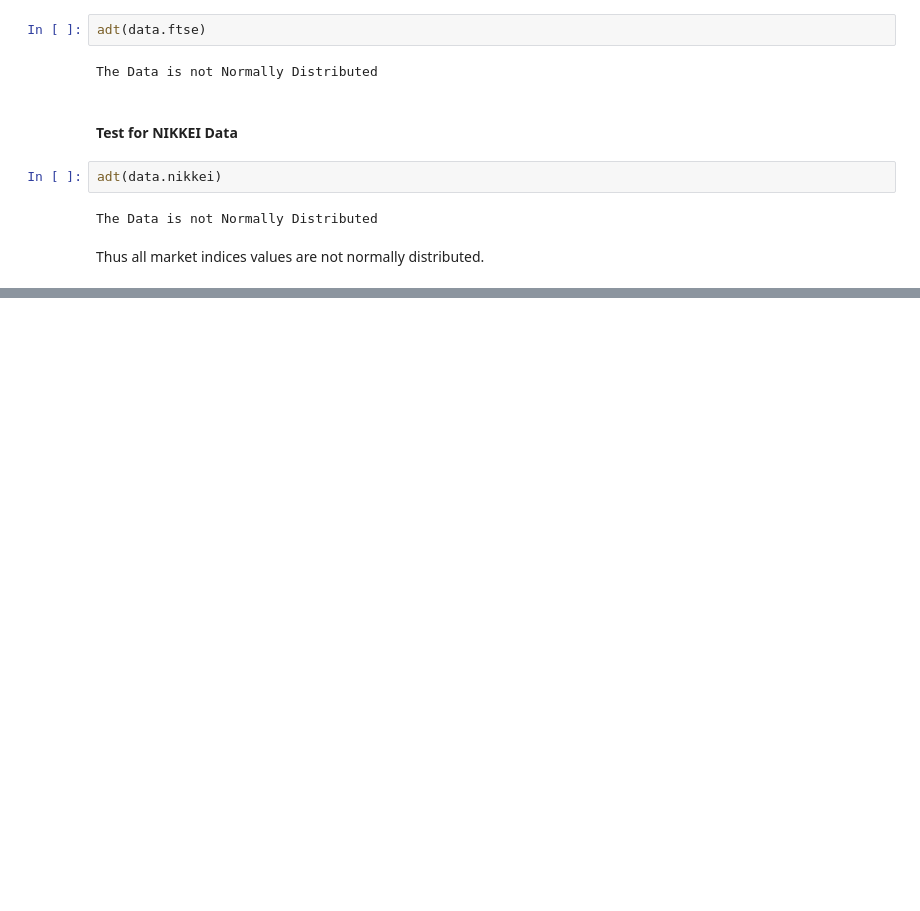
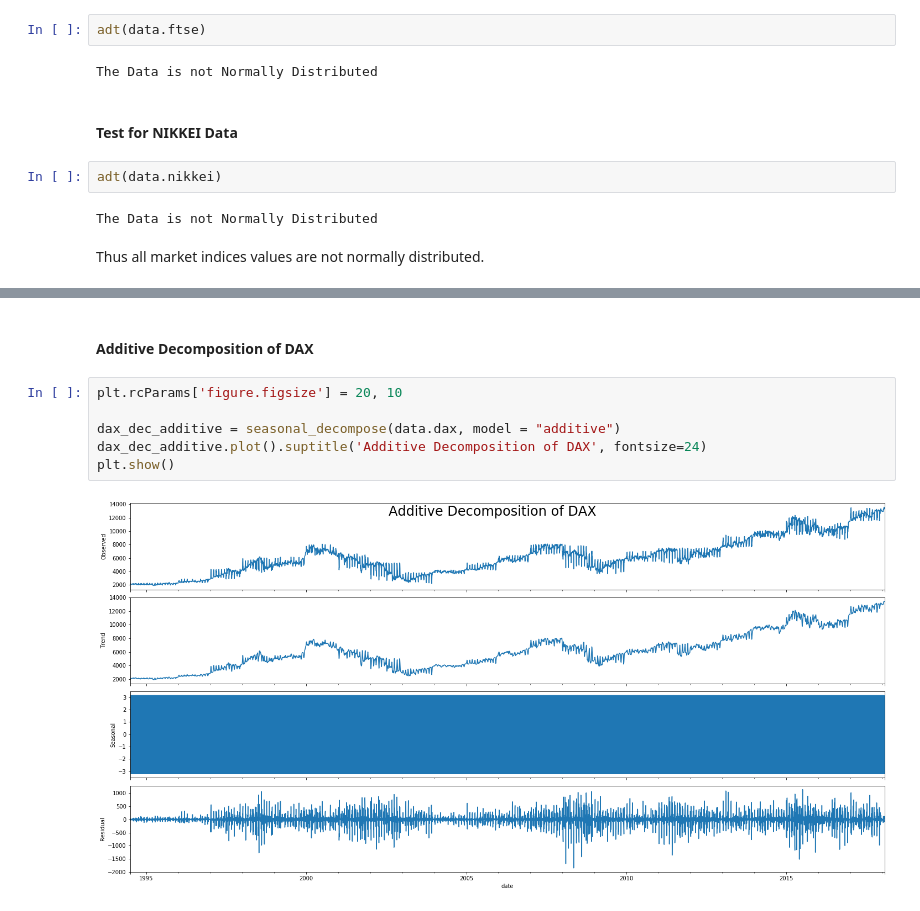
Before and after one commit to yashveersinghsohi/Analysis_of_market_indices_SARIMAX, a Jupyter notebook: Visualization.ipynb, the cells around one changed output, grey strips where cells are left out. Drawn from its saved outputs; the diff is of its cells as text; blank space fills up the shorter version.

```diff
--- a/Visualization.ipynb
+++ b/Visualization.ipynb
@@ -259,0 +308,10 @@ Thus all market indices values are not normally distributed.
+# %% [markdown]
+#### Additive Decomposition of DAX
+# %%
+plt.rcParams['figure.figsize'] = 20, 10
+
+dax_dec_additive = seasonal_decompose(data.dax, model = "additive")
+dax_dec_additive.plot().suptitle('Additive Decomposition of DAX', fontsize=24)
+plt.show()
+# %% [output]
+[figure, added]
```
Also changed, not shown: parts of 24 cells of this notebook, 1 other file.
